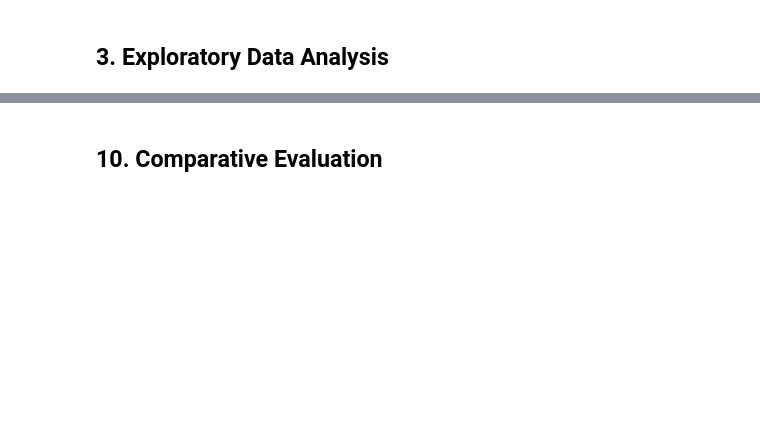
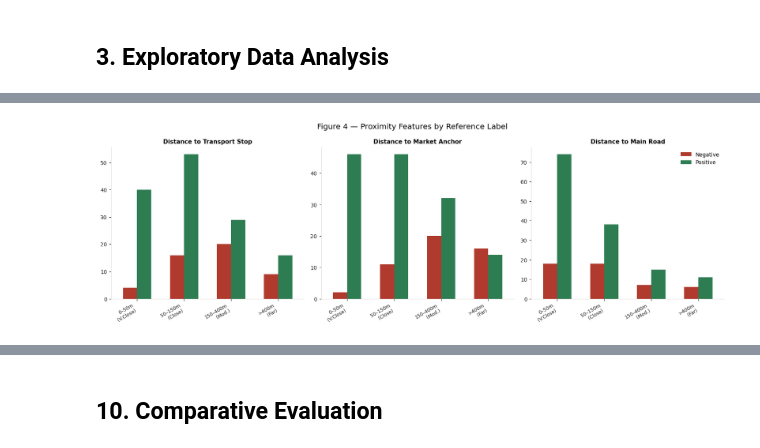
Before and after one commit to Alliance-D/Business-Spatial-suitability-recommendation-backend, a Jupyter notebook: backend/ml/KigaliSite_Model_Notebook.ipynb, the cells around one changed output, grey strips where cells are left out. Cells and saved outputs as stored; diff of their text form; code cells hidden in the pictures; blank space fills up the shorter version.

```diff
--- a/backend/ml/KigaliSite_Model_Notebook.ipynb
+++ b/backend/ml/KigaliSite_Model_Notebook.ipynb
@@ -270,26 +339,32 @@ savefig("fig03_competition_density")
 # %%
 # Figure 4 — Proximity features
-DIST_LABELS = ["0–50m\n(V.Close)", "50–150m\n(Close)", "150–400m\n(Mod.)", ">400m\n(Far)"]
+DIST_LABELS = [
+    "0–50m\n(V.Close)", "50–150m\n(Close)",
+    "150–400m\n(Mod.)", ">400m\n(Far)",
+]
 fig, axes = plt.subplots(1, 3, figsize=(15, 5))
 fig.suptitle("Figure 4 — Proximity Features by Reference Label", fontsize=13)
 
 for ax, (col, title) in zip(axes, [
     ("dist_transport", "Distance to Transport Stop"),
     ("dist_market",    "Distance to Market Anchor"),
     ("dist_road",      "Distance to Main Road"),
 ]):
     ct = df.groupby([col, TARGET]).size().unstack(fill_value=0)
     ct.index = [DIST_LABELS[i] for i in ct.index]
-    ct.plot(kind="bar", ax=ax, color=[PALETTE["neg"], PALETTE["pos"]],
+    ct.plot(kind="bar", ax=ax,
+            color=[PALETTE["neg"], PALETTE["pos"]],
             width=0.6, edgecolor="none", legend=(ax is axes[2]))
     ax.set_title(title, fontsize=10)
     ax.set_xlabel("")
     ax.set_xticklabels(ax.get_xticklabels(), rotation=30, ha="right", fontsize=8)
     if ax is axes[2]:
         ax.legend(["Negative", "Positive"])
 
 plt.tight_layout()
 savefig("fig04_proximity_features")
+# %% [output]
+[figure, added]
 # %%
 # Figure 5 — Correlation matrix
 BASE_FEATURES = [
```
Also changed, not shown: parts of 51 cells of this notebook, 1 other file.
